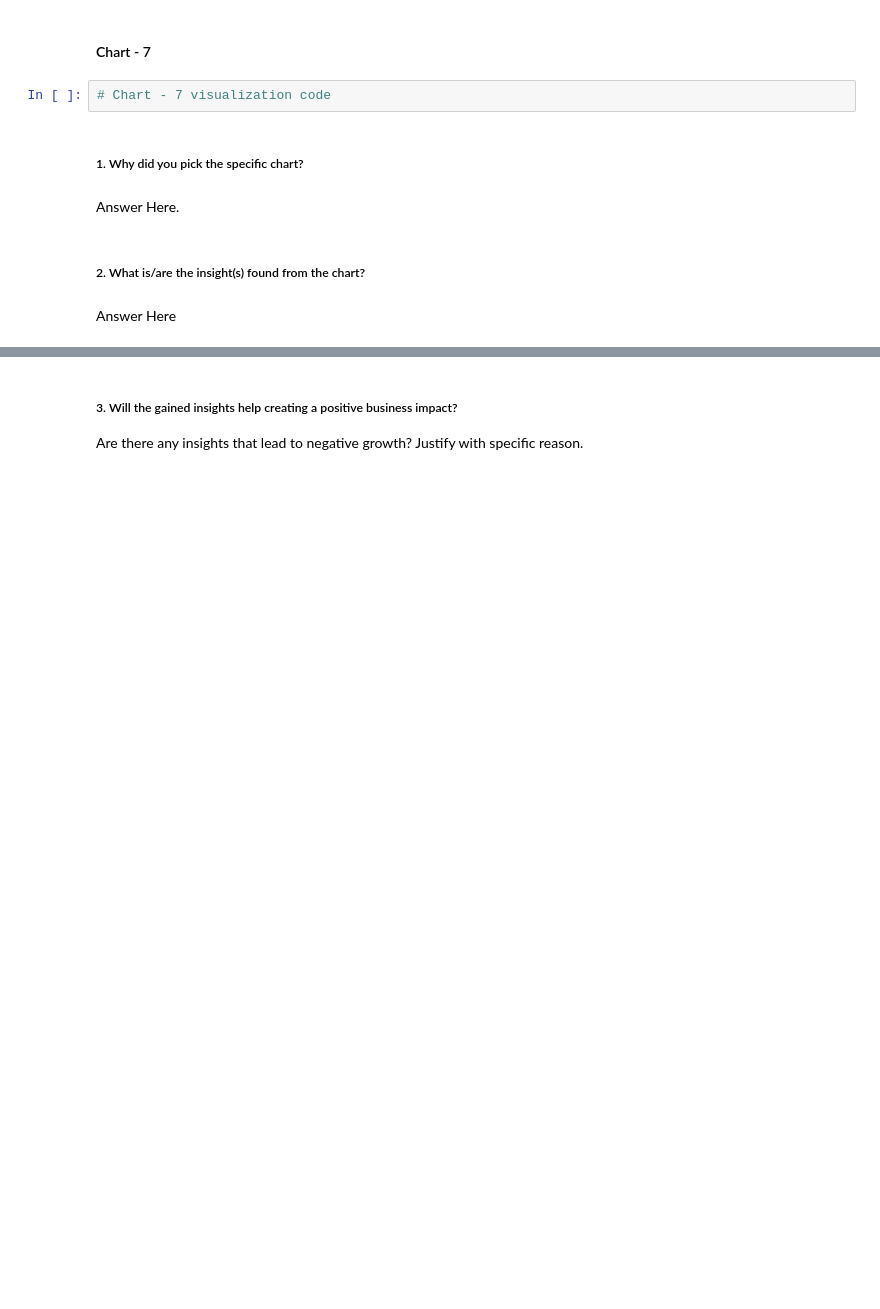
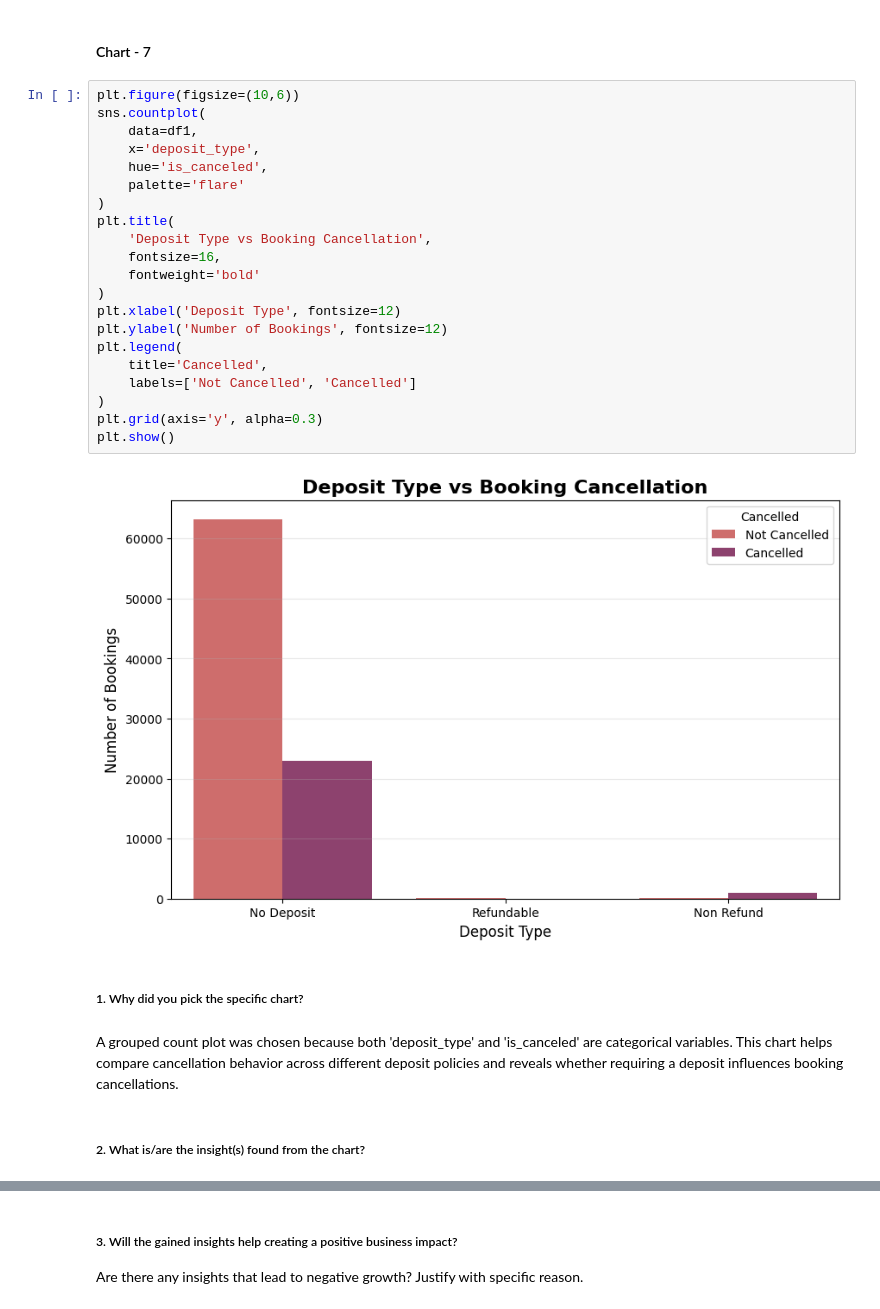
Before and after one commit to asmita214/Hotel-Booking-EDA, a Jupyter notebook: Sample_EDA_Submission_Template.ipynb, the cells around one changed output, grey strips where cells are left out. Cells and saved outputs as stored; diff of their text form; blank space fills up the shorter version.

```diff
--- a/Sample_EDA_Submission_Template.ipynb
+++ b/Sample_EDA_Submission_Template.ipynb
@@ -666,12 +702,31 @@ Answer Here
 # %% [markdown]
 #### Chart - 7
-# %%
-# Chart - 7 visualization code
+# %%
+plt.figure(figsize=(10,6))
+sns.countplot(
+    data=df1,
+    x='deposit_type',
+    hue='is_canceled',
+    palette='flare'
+)
+plt.title(
+    'Deposit Type vs Booking Cancellation',
+    fontsize=16,
+    fontweight='bold'
+)
+plt.xlabel('Deposit Type', fontsize=12)
+plt.ylabel('Number of Bookings', fontsize=12)
+plt.legend(
+    title='Cancelled',
+    labels=['Not Cancelled', 'Cancelled']
+)
+plt.grid(axis='y', alpha=0.3)
+plt.show()
+# %% [output]
+[figure, added]
 # %% [markdown]
 ##### 1. Why did you pick the specific chart?
-# %% [markdown]
-Answer Here.
+# %% [markdown]
+A grouped count plot was chosen because both 'deposit_type' and 'is_canceled' are categorical variables. This chart helps compare cancellation behavior across different deposit policies and reveals whether requiring a deposit influences booking cancellations.
 # %% [markdown]
 ##### 2. What is/are the insight(s) found from the chart?
-# %% [markdown]
-Answer Here
```
Also changed, not shown: parts of 17 cells of this notebook.
